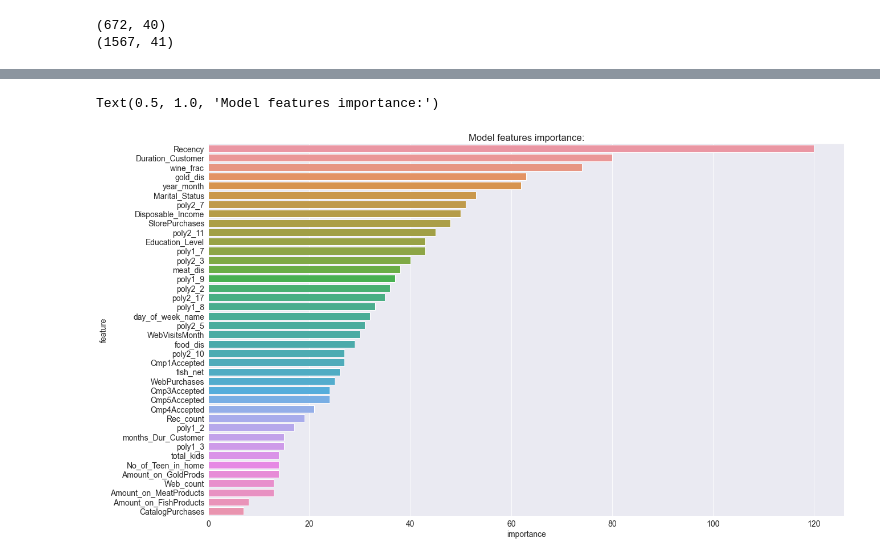
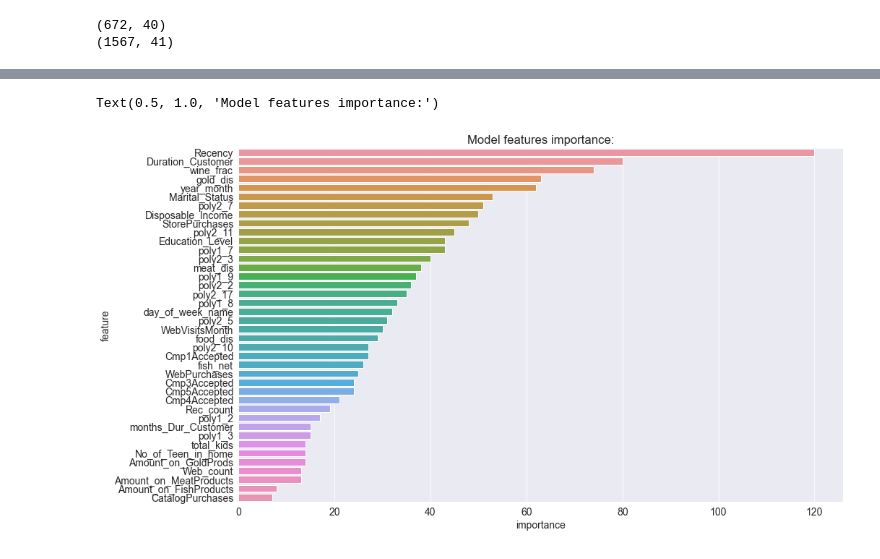
Before and after one commit to hope205/Customers_Campaign_Response, a Jupyter notebook: Final_Customer_Campaign.ipynb, the cells around one changed output, grey strips where cells are left out. Saved outputs shown, nothing was run; the diff lists cells and outputs as text; code cells hidden in the pictures.

```diff
--- a/Final_Customer_Campaign.ipynb
+++ b/Final_Customer_Campaign.ipynb
@@ -347,12 +508,12 @@ plot_mi_scores(mi_scores)
 train_x, test_x, train_y, test_y = train_test_split(t_data, t_target, stratify= t_target,test_size=0.2,
                                                     random_state=SEED)
 
+param = {'learning_rate': 0.143373511155058,'reg_lambda': 3.579661579314026, 'reg_alpha': 4.805773216010388e-08, 'subsample': 0.48731004944996775,
+ 'colsample_bytree': 0.7142487807145416,'max_depth': 5,'scale_pos_weight': 5}
 
-param = {'learning_rate': 0.143373511155058,
- 'reg_lambda': 3.579661579314026,
- 'reg_alpha': 4.805773216010388e-08,
- 'subsample': 0.48731004944996775,
- 'colsample_bytree': 0.7142487807145416,
- 'max_depth': 5,
- 'scale_pos_weight': 5}
+ordi = OrdinalEncoder(cols=train_x[['Education_Level','Marital_Status']])
+trg = TargetEncoder(cols=train_x[['year_month','day_of_week_name']])
+
+Light = lg.LGBMClassifier(**param ,n_estimators=100,random_state=SEED)
+Logistic = LogisticRegression(class_weight='balanced',random_state=SEED)
 # %%
@@ -415,15 +589,15 @@ Confusion matrix :
 # %%
 
 
 feature_importance_df = pd.DataFrame(Light.feature_importances_, columns=['importance'])
 feature_importance_df['feature'] = train_x.columns
 
-plt.figure(figsize=(20, 12));
+plt.figure(figsize=(15, 9));
 sns.barplot(x="importance", y="feature", data=feature_importance_df.sort_values(by = ['importance'], ascending = False).head(60))
 plt.title('Model features importance:')
 # %% [output]
 Text(0.5, 1.0, 'Model features importance:')
-[figure, old version]
+[figure, new version]
 # %%
 filename = 'campaign_model.sav'
 with open(filename,'wb') as ft:
```
Also changed, not shown: parts of 29 cells of this notebook.
